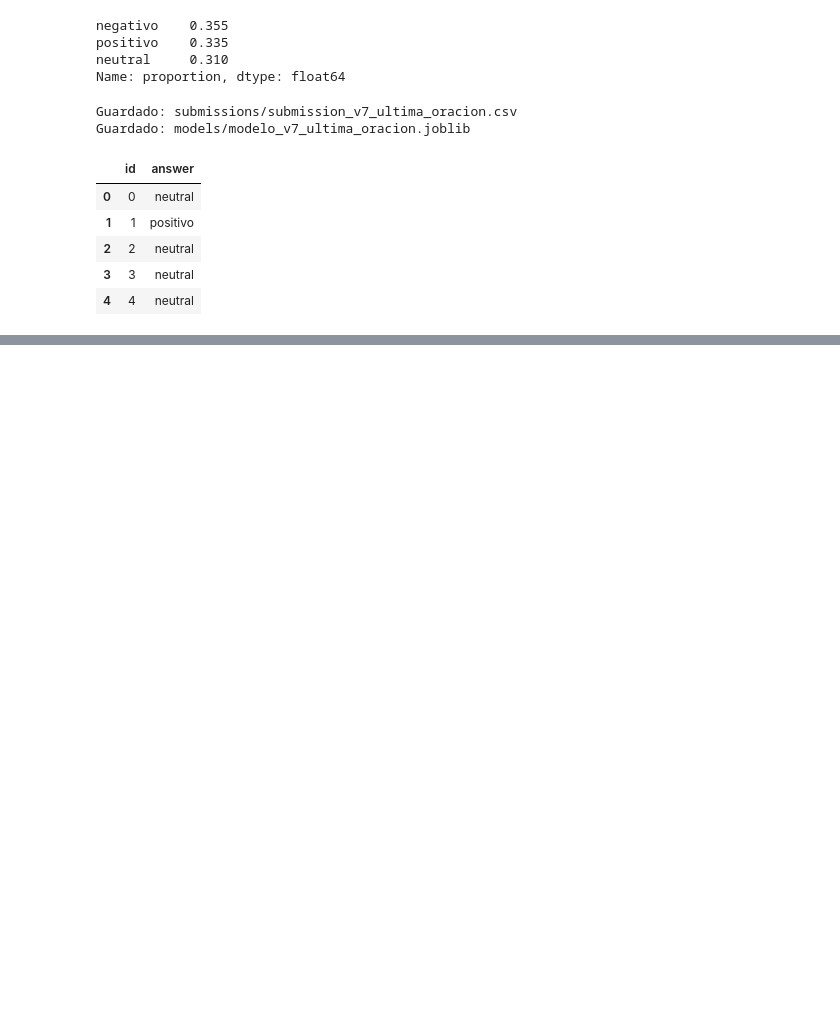
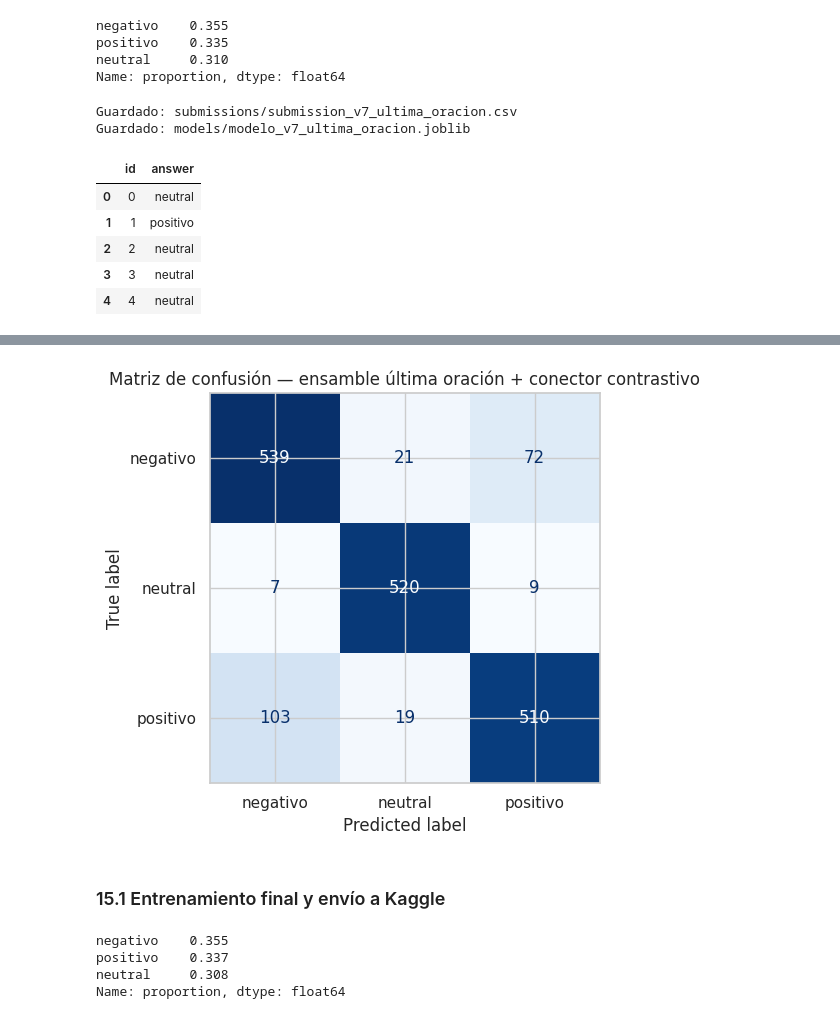
Before and after one commit to jzarruke/MLP1, a Jupyter notebook: notebooks/parte1_ml_clasico.ipynb, the cells around one changed output, grey strips where cells are left out. Saved outputs shown, nothing was run; the diff lists cells and outputs as text; code cells hidden in the pictures; blank space fills up the shorter version.

```diff
--- a/notebooks/parte1_ml_clasico.ipynb
+++ b/notebooks/parte1_ml_clasico.ipynb
@@ -1176,0 +1426,6 @@ deep learning en la Parte 2.
+# %%
+final_pipe_iter4 = clone(iter4_pipe)
+final_pipe_iter4.fit(train_df, train_df["label"])
+
+eval_preds_iter4 = final_pipe_iter4.predict(eval_df)
+pd.Series(eval_preds_iter4).value_counts(normalize=True).round(3)
@@ -1176,0 +1902,13 @@ deep learning en la Parte 2.
+# %%
+# X_train_df/X_val_df se crearon en la sección 13.2, antes de calcular "clause_clean"
+# (sección 14) -- las recalculamos para que incluyan todas las columnas de texto que
+# necesita el ensamble.
+X_train_df = train_df.loc[X_train_text.index]
+X_val_df = train_df.loc[X_val_text.index]
+
+ensamble_pipe.fit(X_train_df, y_train)
+ensamble_val_preds = ensamble_pipe.predict(X_val_df)
+ensamble_val_acc = accuracy_score(y_val, ensamble_val_preds)
+print(f"Accuracy en el split de validación: {ensamble_val_acc:.4f}")
+print()
+print(classification_report(y_val, ensamble_val_preds, target_names=LABELS))
@@ -1176,0 +1927,28 @@ deep learning en la Parte 2.
+# %%
+fig, ax = plt.subplots(figsize=(5.5, 5))
+ConfusionMatrixDisplay.from_predictions(
+    y_val, ensamble_val_preds, labels=LABELS, cmap="Blues", ax=ax, colorbar=False,
+)
+ax.set_title("Matriz de confusión — ensamble última oración + conector contrastivo")
+plt.tight_layout()
+plt.show()
+# %% [output]
+[figure, added]
+# %% [markdown]
+### 15.1 Entrenamiento final y envío a Kaggle
+# %%
+final_ensamble = EnsamblePromedio(
+    pipe_a=pipe_comparacion,
+    columna_a="last1_clean",
+    pipe_b=best_pipe_clause,
+    columna_b="clause_clean",
+)
+final_ensamble.fit(train_df, train_df["label"])
+
+eval_preds_ensamble = final_ensamble.predict(eval_df)
+pd.Series(eval_preds_ensamble).value_counts(normalize=True).round(3)
+# %% [output]
+negativo    0.355
+positivo    0.337
+neutral     0.308
+Name: proportion, dtype: float64
```
Also changed, not shown: parts of 58 cells of this notebook, 10 other files.
